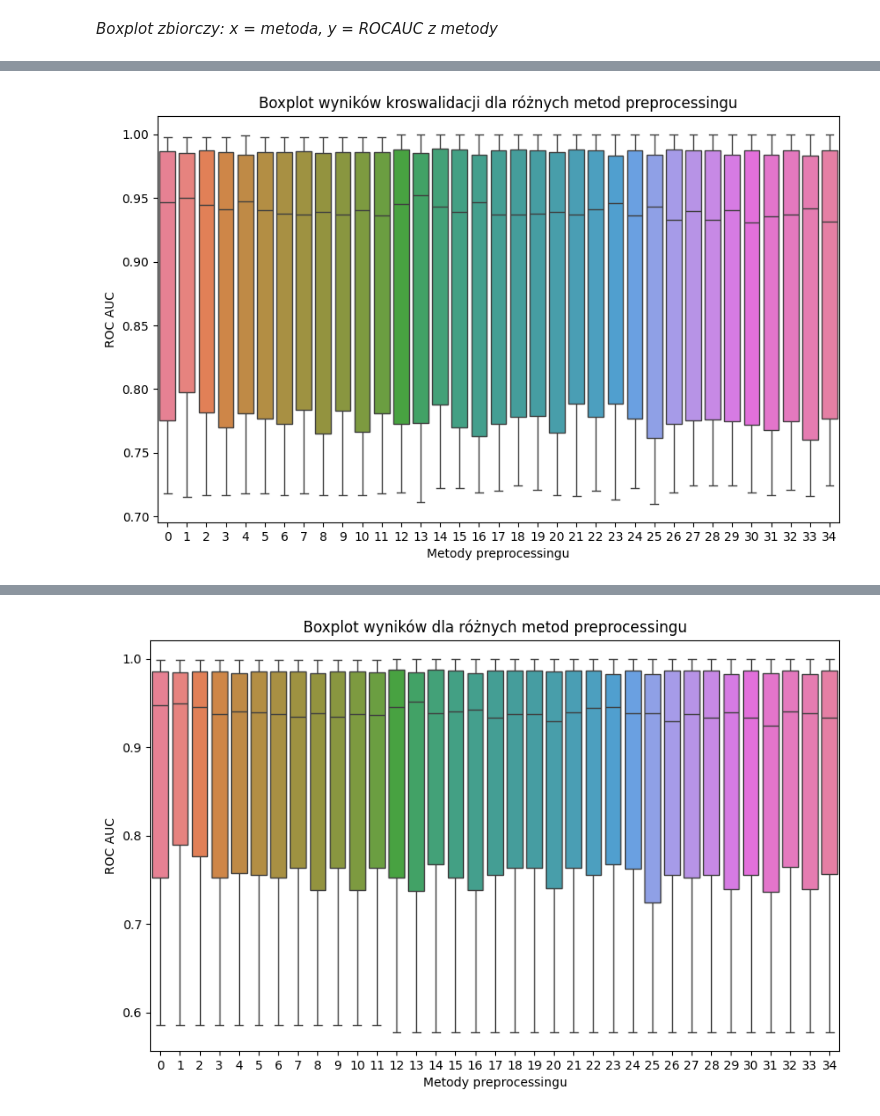
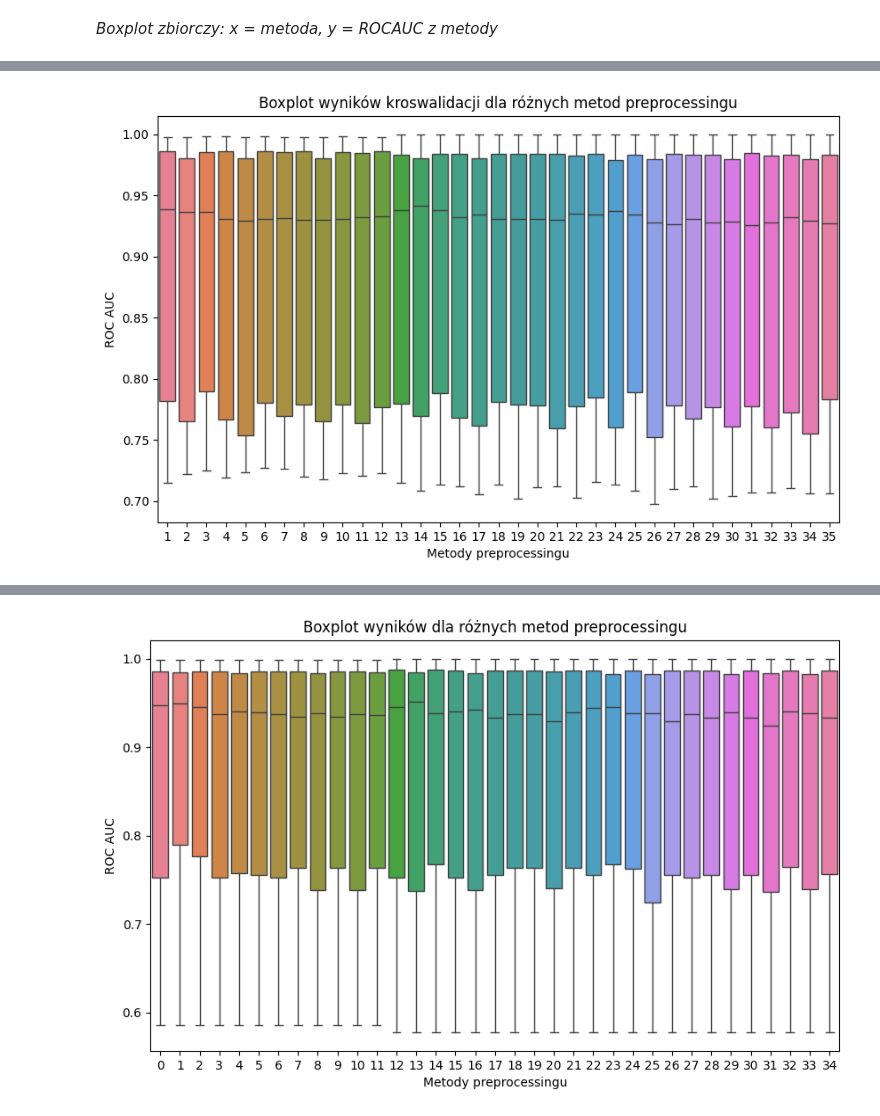
Before and after one commit to IgorLechoszest/-LIC-Igor-Lechoszest, a Jupyter notebook: LIC-kody.ipynb, the cells around one changed output, grey strips where cells are left out. Drawn from its saved outputs; the diff is of its cells as text; code cells hidden in the pictures.

Commit message:
zrobienie starych wykresow na nowych danych

```diff
--- a/LIC-kody.ipynb
+++ b/LIC-kody.ipynb
@@ -211,13 +160,2 @@ dffinal.to_csv("wyniki.csv")
 # %%
 #poprzednia komórka liczyła się 360 minut XD
-# %%
-meanformethodtest = []
-for i in range(len(M[0])):
-    l = []
-    for j in range(0,10):
-        l.append(wynikitest[j][i])
-    meanformethodtest.append(round(np.mean(l),3))
-print("średnie wyniki dla danych metod: \n", meanformethodtest)
-print("najlepszy średni wynik: \n", max(meanformethodtest))
-print("metoda z najlepszym wynikiem: \n", meanformethodtest.index(max(meanformethodtest)))
-print("odchylenie standardowe średnich wyników różnych metod: \n", np.std(meanformethodtest))
@@ -306,5 +230,6 @@ wynikitestmodel.to_csv("wyniki_model.csv", index = False)
 # %% [markdown]
 **Wizualizacja**
 # %%
-wynikitest = pd.read_csv('wyniki.csv')
-wynikitestmodel = pd.read_csv('wyniki_model.csv')
+wynikiSTARE = pd.read_csv('wynikiSTARE.csv')
+wynikiRS = pd.read_csv('wyniki.csv')
+wynikitestmodel = pd.read_csv('wyniki_modelSTARE.csv')
@@ -311,2 +240,16 @@ wynikitestmodel = pd.read_csv('wyniki_model.csv')
 # %% [markdown]
 *Boxplot zbiorczy: x = metoda, y = ROCAUC z metody*
+# %%
+#czy to jest dobrze zrobione? Bo jest zabawa indeksami i wolę się upewnić
+mean_results = []
+for i in range(10): #tyle jest zbi0rów
+    strats = []
+    for j in range(35): #tyle jest strategii
+        mean_test_score = wynikiRS["mean_test_score"][700*i+20*j : 700*i+20*j+20].mean() #średnia z wyników 20 iteracji RS jako slice z dataframe'a
+        strats.append(mean_test_score)
+    mean_results.append(strats)
+
+mean_results = pd.DataFrame(mean_results)
+mean_results.columns = range(1,36) #zmiana nazw kolumn na liczby od 1 do 35, na potrzeby przejrzystości wykresów. W samej pracy opiszę która strategia ma jaki numer
+mean_results.index = range(1,11) #zmiana nazw wierszy na liczby od 1 do 10, podobnie jak wyżej
+mean_results
@@ -313,10 +271,10 @@ wynikitestmodel = pd.read_csv('wyniki_model.csv')
 # %%
 #RadnomizedSearchCV
 plt.figure(figsize=(10, 6))
-sns.boxplot(data=wynikitest)
+sns.boxplot(data=mean_results)
 plt.title("Boxplot wyników kroswalidacji dla różnych metod preprocessingu")
 plt.xlabel("Metody preprocessingu")
 plt.ylabel("ROC AUC")
 plt.show()
 # %% [output]
-[figure, old version]
+[figure, new version]
```
Also changed, not shown: parts of 25 cells of this notebook, 1 other file.
